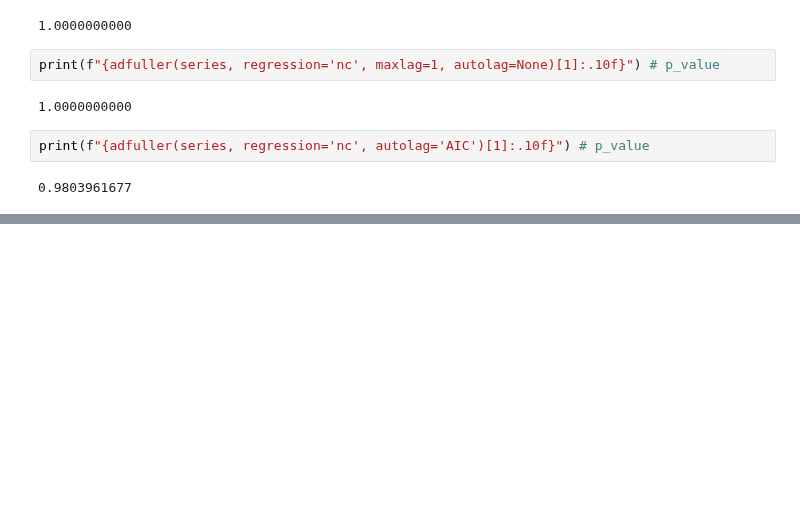
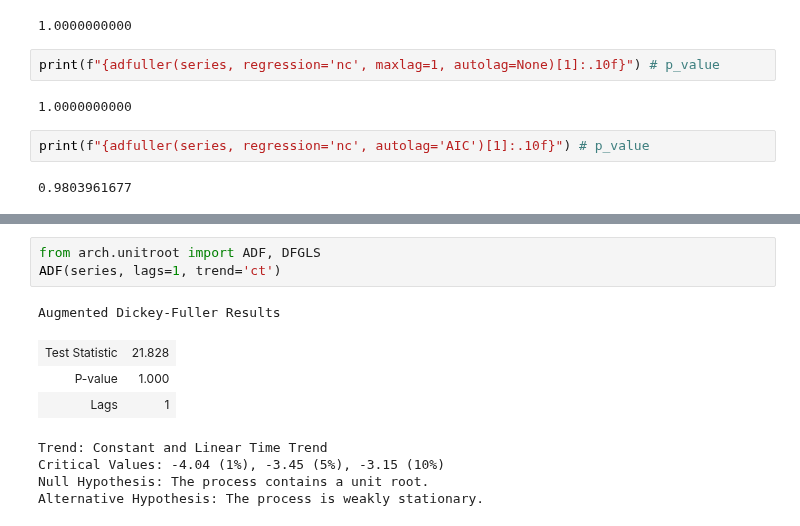
Before and after one commit to ai4sre/meltria-analyzer, a Jupyter notebook: notebooks/liner_trend.ipynb, the cells around one changed output, grey strips where cells are left out. Saved outputs shown, nothing was run; the diff lists cells and outputs as text; blank space fills up the shorter version.

```diff
--- a/notebooks/liner_trend.ipynb
+++ b/notebooks/liner_trend.ipynb
@@ -54,0 +65,12 @@ np.diff(series)
+# %%
+from arch.unitroot import ADF, DFGLS
+ADF(series, lags=1, trend='ct')
+# %% [output]
+Augmented Dickey-Fuller Results
+| Test Statistic | 21.828 |
+| P-value | 1.000 |
+| Lags | 1 |
+Trend: Constant and Linear Time Trend
+Critical Values: -4.04 (1%), -3.45 (5%), -3.15 (10%)
+Null Hypothesis: The process contains a unit root.
+Alternative Hypothesis: The process is weakly stationary.
```
Also changed, not shown: parts of 26 cells of this notebook.
